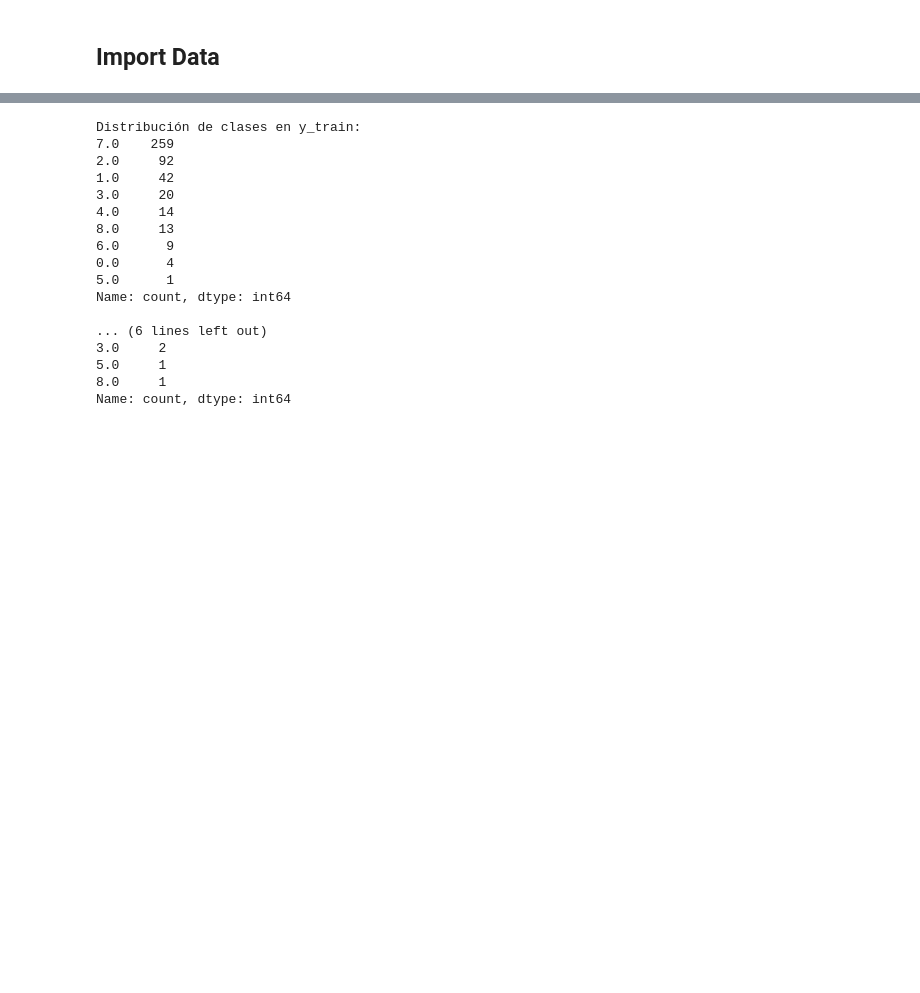
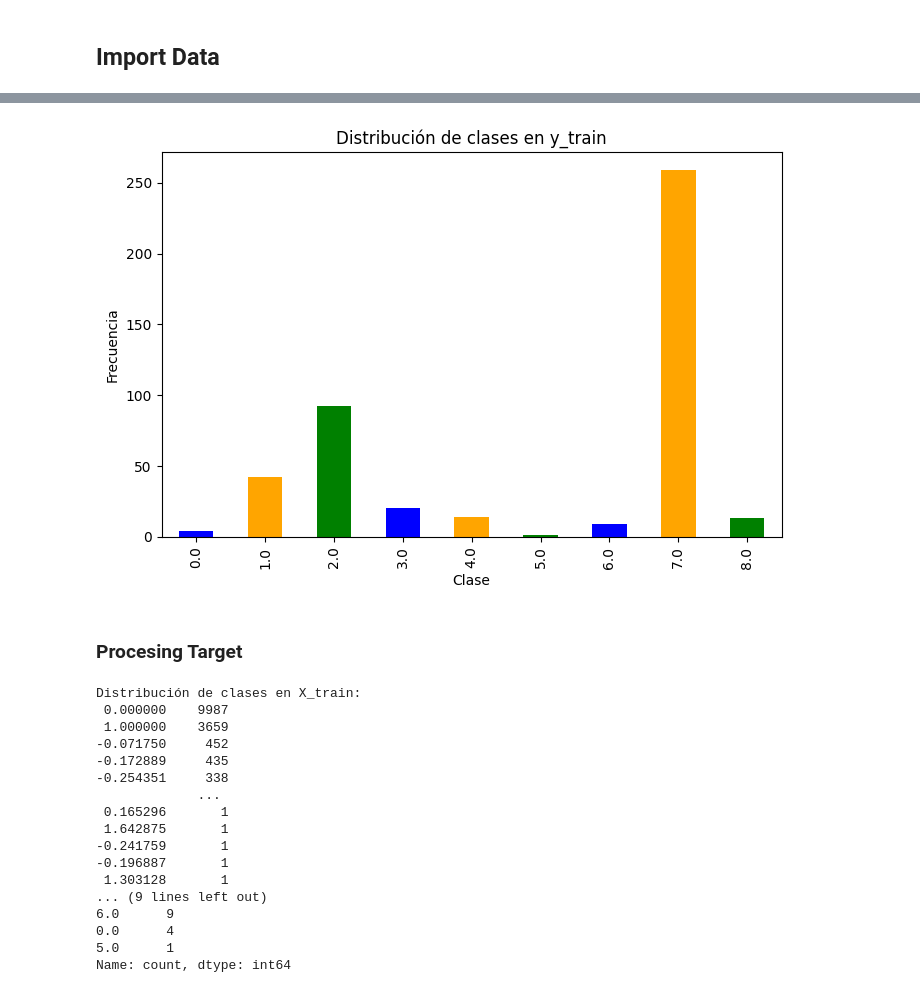
Before and after one commit to clblommberg/Proym6_Integrador_henry, a Jupyter notebook: notebooks/3_Entrenamiento.ipynb, the cells around one changed output, grey strips where cells are left out. Drawn from its saved outputs; the diff is of its cells as text; code cells hidden in the pictures; blank space fills up the shorter version.

```diff
--- a/notebooks/3_Entrenamiento.ipynb
+++ b/notebooks/3_Entrenamiento.ipynb
@@ -132,31 +91,43 @@ pandas.core.frame.DataFrame
+# %%
+# Crear un gráfico de barras para la columna 'biopsia'
+plt.figure(figsize=(8, 5))
+y_train['biopsia'].value_counts().sort_index().plot(kind='bar', color=['blue', 'orange', 'green'])
+plt.title('Distribución de clases en y_train')
+plt.xlabel('Clase')
+plt.ylabel('Frecuencia')
+plt.show()
+# %% [output]
+[figure, added]
+# %% [markdown]
+### Procesing Target
 # %%
 # Verificar el balance de clases en los conjuntos de entrenamiento y prueba
-print("Distribución de clases en y_train:")
+print("Distribución de clases en X_train:")
+if len(X_train) > 0:
+    print(pd.Series(X_train.values.flatten()).value_counts())
+else:
+    print("El conjunto de entrenamiento está vacío.")
+
+print("\nDistribución de clases en y_train:")
 if len(y_train) > 0:
     print(pd.Series(y_train.values.flatten()).value_counts())
 else:
-    print("El conjunto de entrenamiento está vacío.")
-
-print("\nDistribución de clases en y_test:")
-if len(y_test) > 0:
-    print(pd.Series(y_test.values.flatten()).value_counts())
-else:
     print("El conjunto de prueba está vacío.")
 # %% [output]
-Distribución de clases en y_train:
-7.0    259
-2.0     92
-1.0     42
-3.0     20
-4.0     14
-8.0     13
+Distribución de clases en X_train:
+ 0.000000    9987
+ 1.000000    3659
+-0.071750     452
+-0.172889     435
+-0.254351     338
+             ...
+ 0.165296       1
+ 1.642875       1
+-0.241759       1
+-0.196887       1
+ 1.303128       1
+... (9 lines left out)
 6.0      9
 0.0      4
 5.0      1
 Name: count, dtype: int64
-
-... (6 lines left out)
-3.0     2
-5.0     1
-8.0     1
-Name: count, dtype: int64
```
Also changed, not shown: parts of 25 cells of this notebook, 14 other files.
